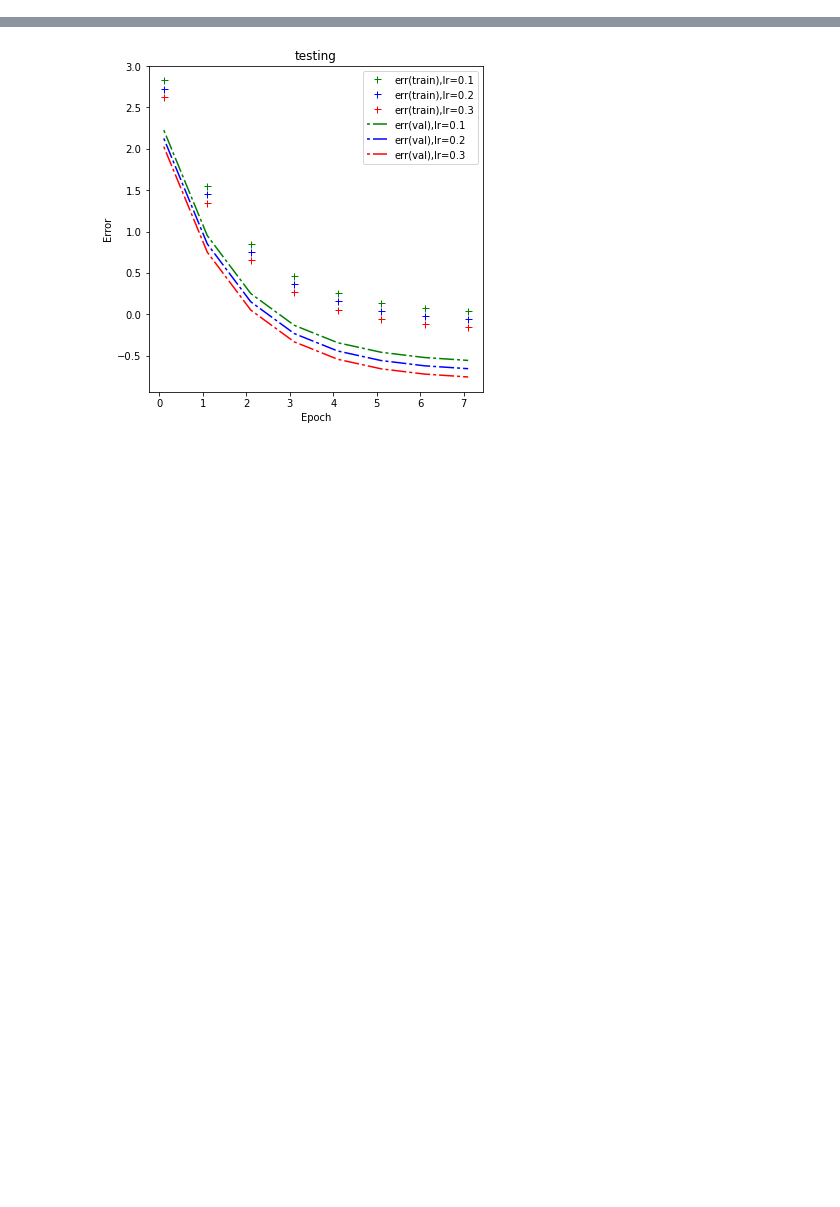
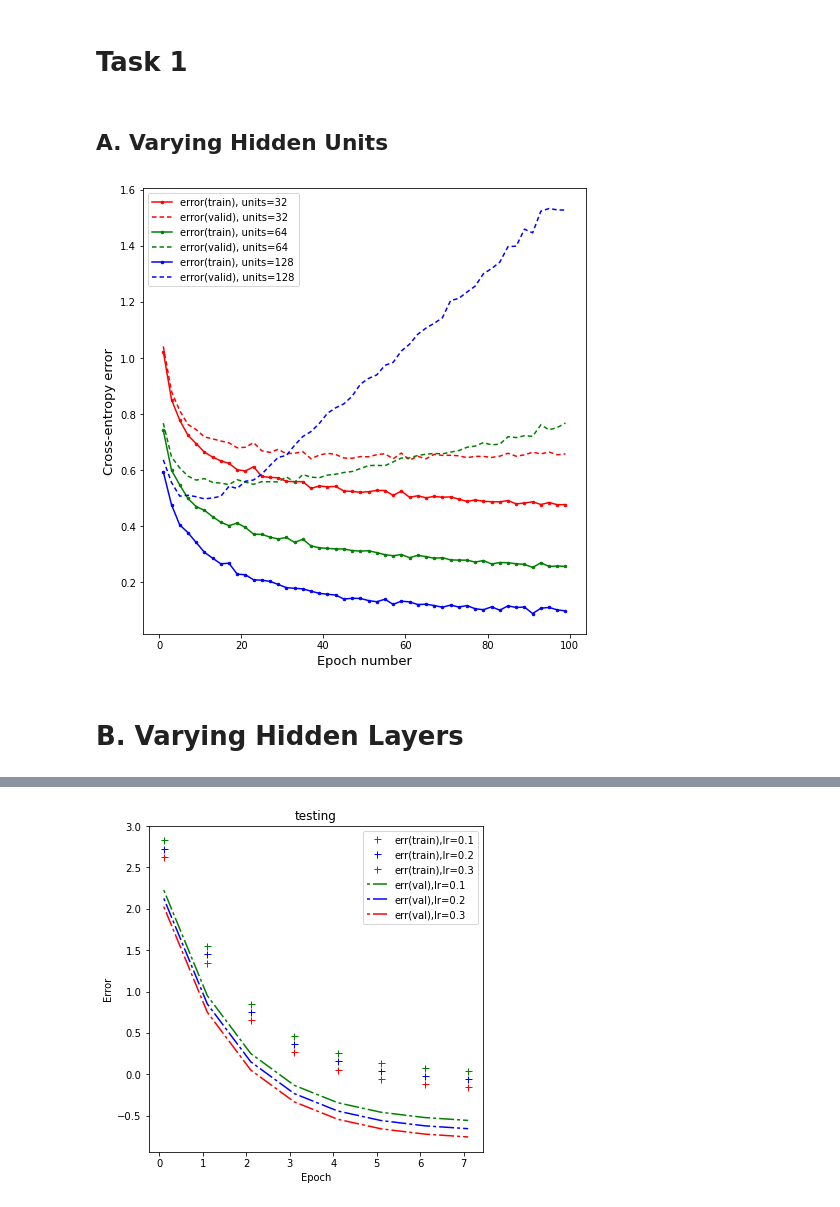
Before and after one commit to falloncandra/mlpractical, a Jupyter notebook: notebooks/Plot Generator.ipynb, the cells around one changed output, grey strips where cells are left out. Saved outputs shown, nothing was run; the diff lists cells and outputs as text; code cells hidden in the pictures; blank space fills up the shorter version.

```diff
--- a/notebooks/Plot Generator.ipynb
+++ b/notebooks/Plot Generator.ipynb
@@ -14,0 +51,21 @@ inputs = [
+# %% [markdown]
+# Task 1
+# %% [markdown]
+## A. Varying Hidden Units
+# %%
+inputs = [
+    ('units=32','32-unit-1-Hidden-Layer-Networks.pickle'),
+    ('units=64','64-unit-1-Hidden-Layer-Networks.pickle'),
+    ('units=128','128-unit-1-Hidden-Layer-Networks.pickle')
+]
+
+eval_list = []
+for info, eval_path in inputs:
+    with open(os.path.join(EVAL_DIR, eval_path), 'rb') as f:
+        eval_list.append((info, pickle.load(f)))
+# %%
+plot_combined(eval_list, interval=2)
+# %% [output]
+[figure, added]
+# %% [markdown]
+# B. Varying Hidden Layers
```
Also changed, not shown: parts of 21 cells of this notebook.
